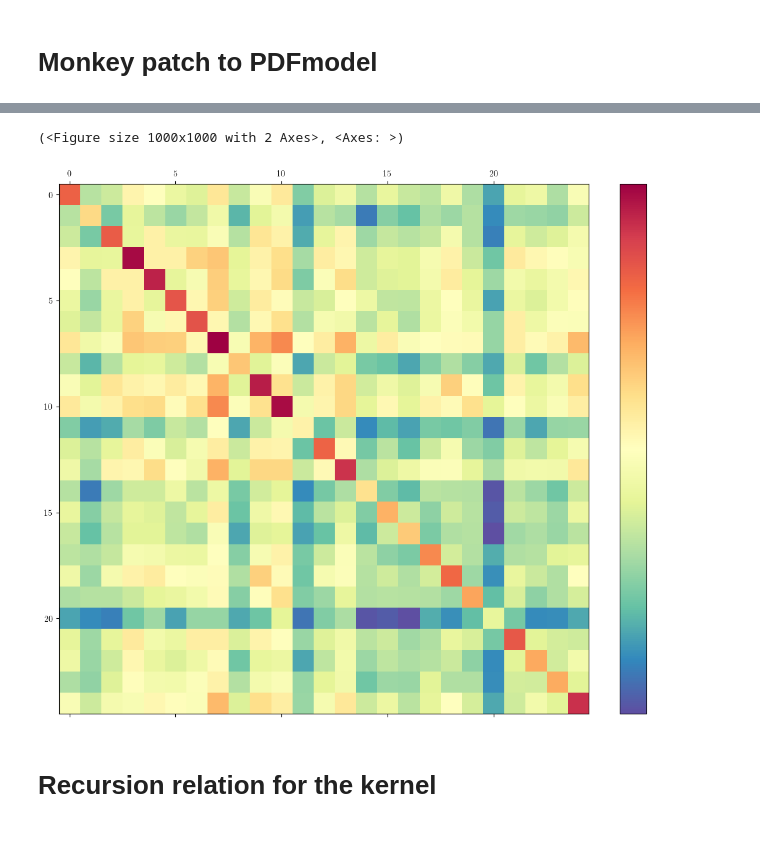
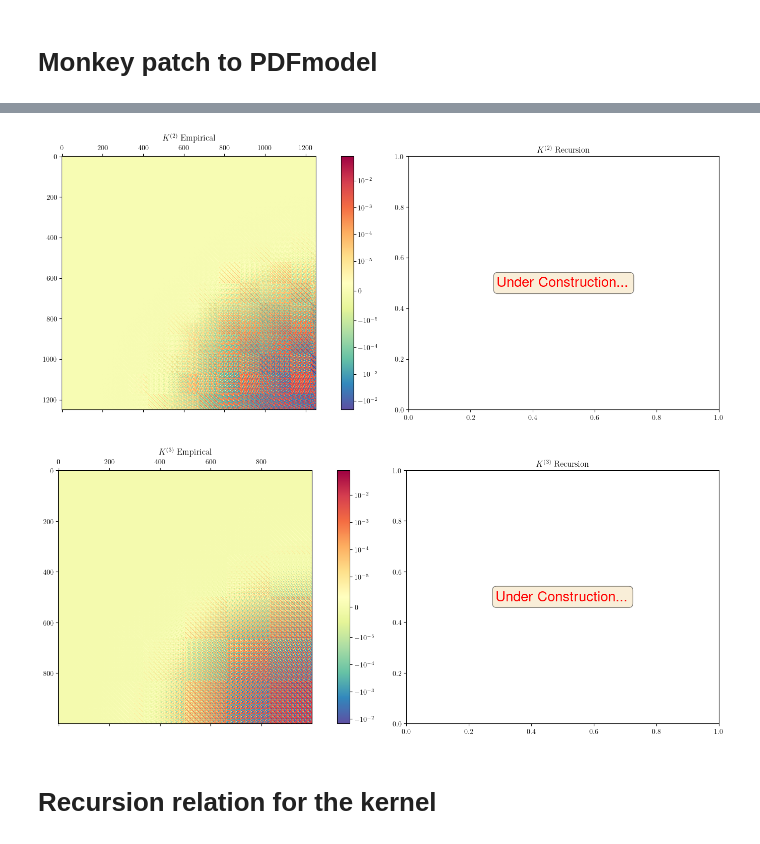
Before and after one commit to achiefa/DeepLearningTheory, a Jupyter notebook: notebooks/recursion.ipynb, the cells around one changed output, grey strips where cells are left out. Saved outputs shown, nothing was run; the diff lists cells and outputs as text; code cells hidden in the pictures.

```diff
--- a/notebooks/recursion.ipynb
+++ b/notebooks/recursion.ipynb
@@ -139 +155,24 @@ for rep in range(replicas):
+# %%
+def compute_K_by_layer(model_ensemble: list[PDFmodel], layer_idx: int):
+  """
+  Compute the correlation matrix K for each layer in the model ensemble.
+
+  The correlation matrix K is defined as
+    K_{i1 α1,i2 α2} = < φ_{i1,α1}^(l) * φ_{i2,α2}^(l) >
+  """
+  res_distribution = Distribution("K distribution layer " + str(layer_idx))
+  for model in model_ensemble:
+    phi_a1a2_phi_i1i2 = model.compute_preactivation_product(layer_idx)
+    res_distribution.add(phi_a1a2_phi_i1i2)
+  return res_distribution
+
+def compute_K_by_layer_infinity(K: np.ndarray, layer_idx: int):
+  """
+  Compute the correlation matrix K for each layer in the model ensemble.
+
+  The correlation matrix K is defined as
+    K_{i1 α1,i2 α2} = < φ_{i1,α1}^(l) * φ_{i2,α2}^(l) >
+  """
+  res = 0
+  return
 # %%
@@ -145,9 +202,49 @@ plot_matrix(K_a1a2_i1i2[:,:,0,20])
-# %%
-mean = k1_norm_i1i2_dist.get_mean()
-plot_matrix(mean, figsize=(10, 10), fontsize=10, pad=10)
-# %% [output]
-(<Figure size 1000x1000 with 2 Axes>, <Axes: >)
-[figure, removed]
+# %%
+# Second layer
+K2_empirical = compute_K_by_layer(models, 1).get_mean(axis=0)
+K2_empirical = K2_empirical.reshape((K2_empirical.shape[0] * K2_empirical.shape[1], K2_empirical.shape[2] * K2_empirical.shape[3]))
+
+# Create a new figure with 2 subplots
+fig, axes = plt.subplots(1, 2, figsize=(14, 6))
+
+fig1, axes[0] = plot_matrix(K2_empirical, ax=axes[0])
+#fig2, axes[1] = plot_matrix(K1_infinity, ax=axes[1])
+axes[1].text(0.5, 0.5, "Under Construction...", color='red', fontsize=20, transform=axes[1].transAxes,
+             verticalalignment='center', horizontalalignment='center',
+             bbox=dict(boxstyle='round', facecolor='wheat', alpha=0.5))
+
+# Add titles
+axes[0].set_title(r"$K^{(2)} \textrm{ Empirical}$")
+axes[1].set_title(r"$K^{(2)} \textrm{ Recursion}$")
+
+plt.tight_layout()
+if SAVE_PLOT:
+  fig.savefig(PLOT_FOLDER / 'K2_correlations.pdf', dpi=300)
+# %% [output]
+[figure, added]
+# %%
+# Third layer
+K3_empirical = compute_K_by_layer(models, 2).get_mean(axis=0)
+K3_empirical = K3_empirical.reshape((K3_empirical.shape[0] * K3_empirical.shape[1], K3_empirical.shape[2] * K3_empirical.shape[3]))
+
+# Create a new figure with 2 subplots
+fig, axes = plt.subplots(1, 2, figsize=(14, 6))
+
+fig1, axes[0] = plot_matrix(K3_empirical, ax=axes[0])
+#fig2, axes[1] = plot_matrix(K1_infinity, ax=axes[1])
+axes[1].text(0.5, 0.5, "Under Construction...", color='red', fontsize=20, transform=axes[1].transAxes,
+             verticalalignment='center', horizontalalignment='center',
+             bbox=dict(boxstyle='round', facecolor='wheat', alpha=0.5))
+
+# Add titles
+axes[0].set_title(r"$K^{(3)} \textrm{ Empirical}$")
+axes[1].set_title(r"$K^{(3)} \textrm{ Recursion}$")
+
+plt.tight_layout()
+if SAVE_PLOT:
+  fig.savefig(PLOT_FOLDER / 'K3_correlations.pdf', dpi=300)
+# %% [output]
+[figure, added]
 # %% [markdown]
 # Recursion relation for the kernel
 # %%
```
Also changed, not shown: parts of 11 cells of this notebook.
